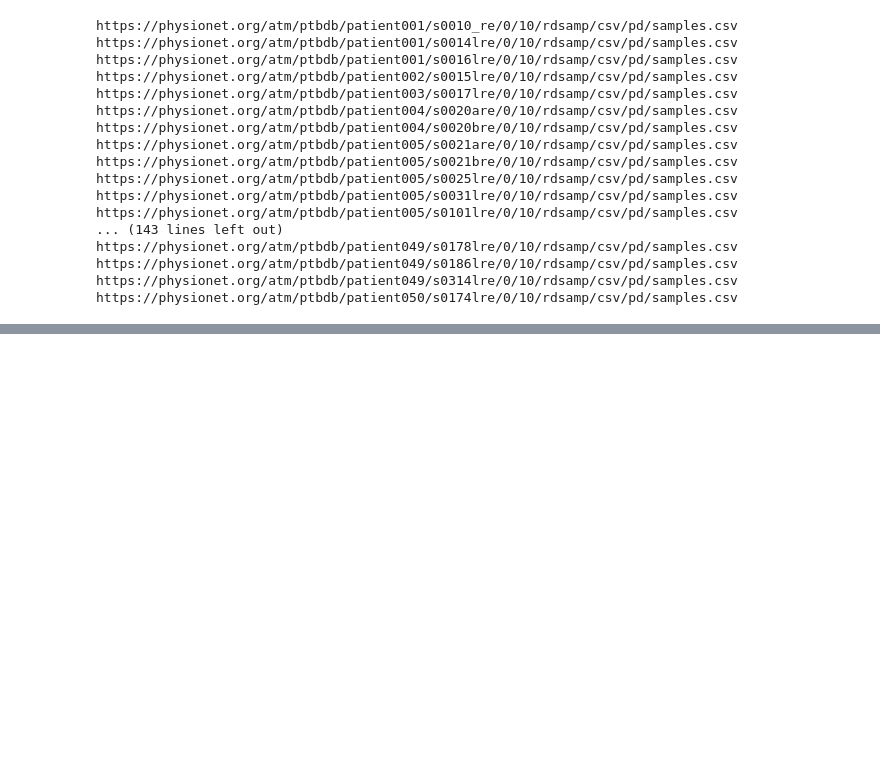
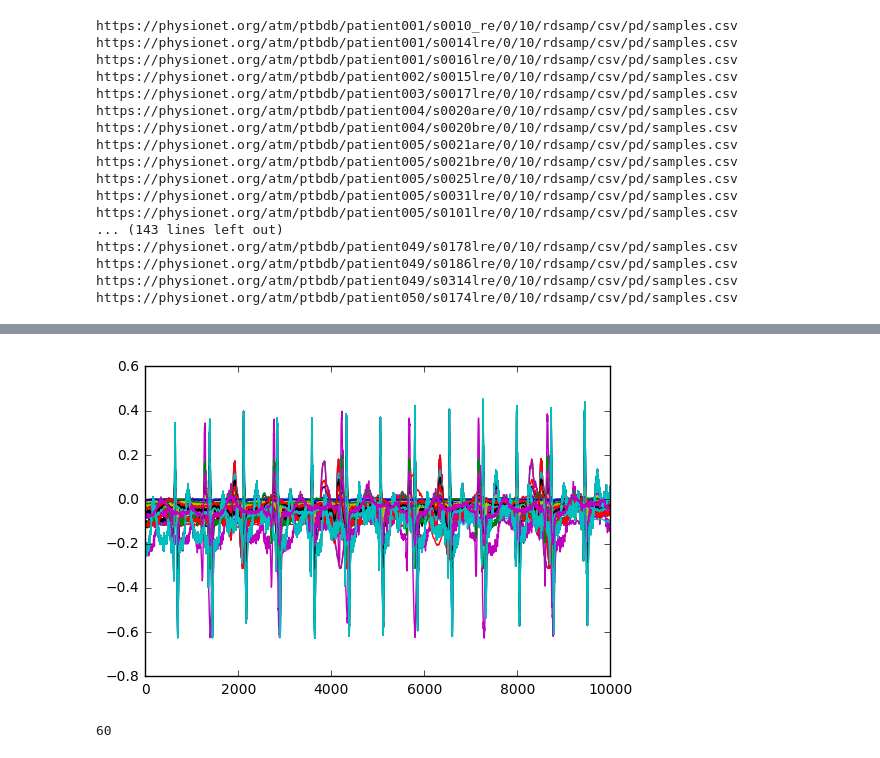
Before and after one commit to jrs33/ECG_HackMIT, a Jupyter notebook: samplecsvreader.ipynb, the cells around one changed output, grey strips where cells are left out. Cells and saved outputs as stored; diff of their text form; code cells hidden in the pictures; blank space fills up the shorter version.

```diff
--- a/samplecsvreader.ipynb
+++ b/samplecsvreader.ipynb
@@ -161,0 +624,18 @@ https://physionet.org/atm/ptbdb/patient050/s0174lre/0/10/rdsamp/csv/pd/samples.c
+# %%
+for i in range(0,len(uhealthy_lead_one_group)):
+    plt.plot(uhealthy_lead_one_group[i])
+plt.show()
+# %% [output]
+[figure, added]
+# %%
+# Creating a dtw matrix for lead 1
+total_one = np.concatenate([healthy_lead_one_group[:30],uhealthy_lead_one_group[:30]],axis=0)
+print(len(total_one))
+dist_one = np.zeros((len(total_one),len(total_one)))
+
+for i in range(0,len(total_one)):
+    for j in range(0,len(total_one)):
+        distance, path = fastdtw(total_one[i], total_one[j], dist=euclidean)
+        dist_one[i][j] = distance
+# %% [output]
+60
```
Also changed, not shown: parts of 16 cells of this notebook.
